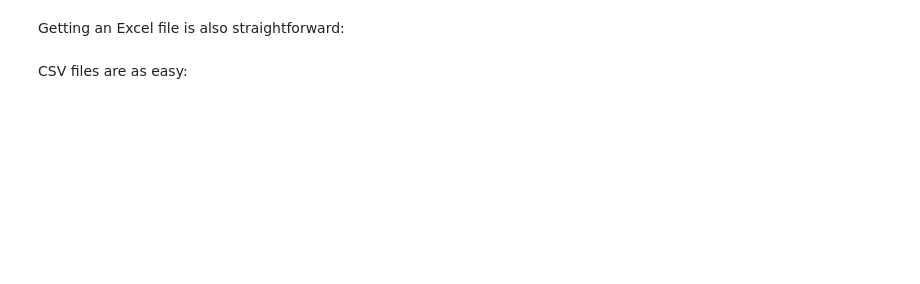
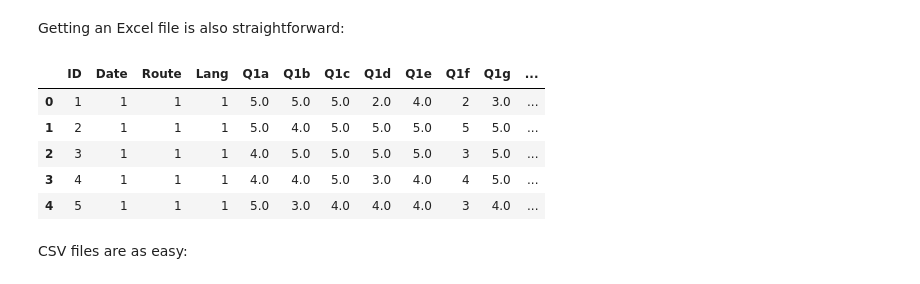
Before and after one commit to escuela-alacip/introPython, a Jupyter notebook: Parte3_P_CargaDeData.ipynb, the cells around one changed output. Drawn from its saved outputs; the diff is of its cells as text; code cells hidden in the pictures; blank space fills up the shorter version.

```diff
--- a/Parte3_P_CargaDeData.ipynb
+++ b/Parte3_P_CargaDeData.ipynb
@@ -83,9 +55,15 @@ dataStata.head()
 # %% [markdown]
 Getting an Excel file is also straightforward:
 # %%
-fileName="ElectricBus.xlsx"
-fileToRead=os.path.join(folder,fileName)
-dataExcel=pd.read_excel(fileToRead,0) # no need for '0'
+linkToFileXLSX="https://github.com/escuela-alacip/introPython/raw/master/data/ElectricBus.xlsx"
+dataExcel=pd.read_excel(linkToFileXLSX,0) # no need for '0'
 dataExcel.head()
+# %% [output]
+|  | ID | Date | Route | Lang | Q1a | Q1b | Q1c | Q1d | Q1e | Q1f | Q1g | ... |
+| 0 | 1 | 1 | 1 | 1 | 5.0 | 5.0 | 5.0 | 2.0 | 4.0 | 2 | 3.0 | ... |
+| 1 | 2 | 1 | 1 | 1 | 5.0 | 4.0 | 5.0 | 5.0 | 5.0 | 5 | 5.0 | ... |
+| 2 | 3 | 1 | 1 | 1 | 4.0 | 5.0 | 5.0 | 5.0 | 5.0 | 3 | 5.0 | ... |
+| 3 | 4 | 1 | 1 | 1 | 4.0 | 4.0 | 5.0 | 3.0 | 4.0 | 4 | 5.0 | ... |
+| 4 | 5 | 1 | 1 | 1 | 5.0 | 3.0 | 4.0 | 4.0 | 4.0 | 3 | 4.0 | ... |
 # %% [markdown]
 CSV files are as easy:
```
Also changed, not shown: parts of 28 cells of this notebook, 2 other files.
